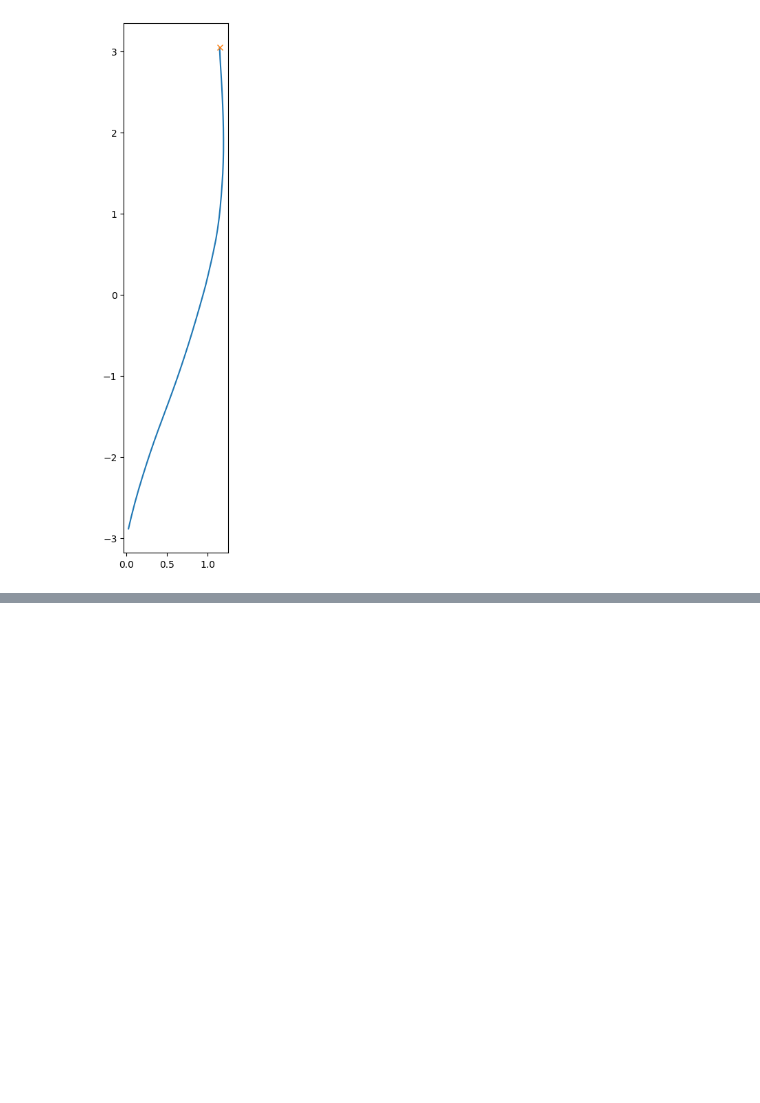
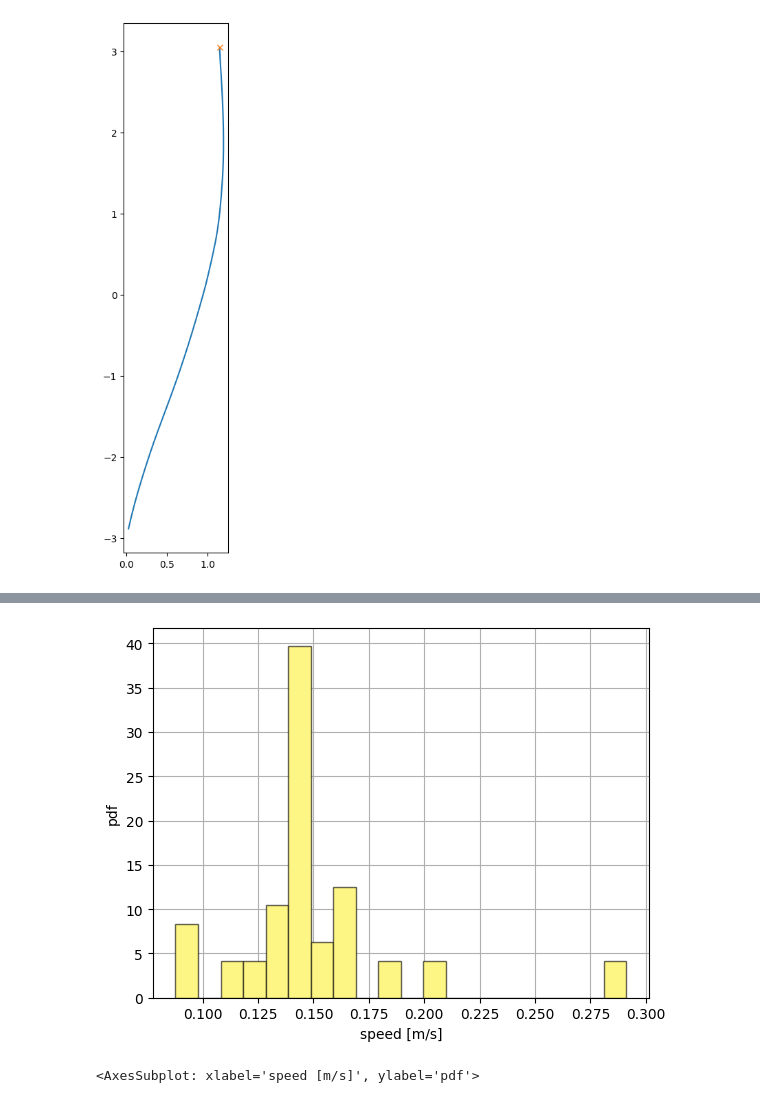
Before and after one commit to adhocmaster/diverging-trajectories, a Jupyter notebook: src/notebooks/break-by-y-axis.ipynb, the cells around one changed output, grey strips where cells are left out. Saved outputs shown, nothing was run; the diff lists cells and outputs as text; code cells hidden in the pictures; blank space fills up the shorter version.

```diff
--- a/src/notebooks/break-by-y-axis.ipynb
+++ b/src/notebooks/break-by-y-axis.ipynb
@@ -248,0 +281,6 @@ segmentOffset: 2.8547787565071503
+# %%
+v = YupiUtils.speed_ensemble(newPatterns, step=1)
+plot_speed_hist(v, bins=20)
+# %% [output]
+[figure, added]
+<AxesSubplot: xlabel='speed [m/s]', ylabel='pdf'>
```
Also changed, not shown: parts of 11 cells of this notebook, 6 other files.
